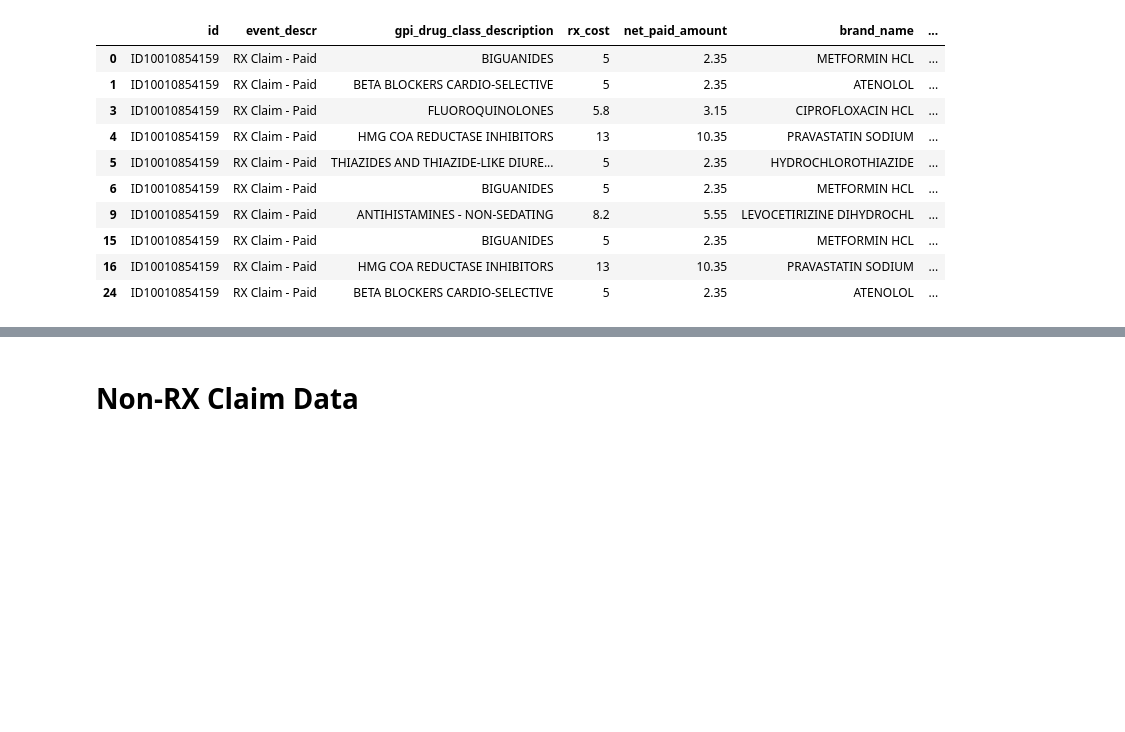
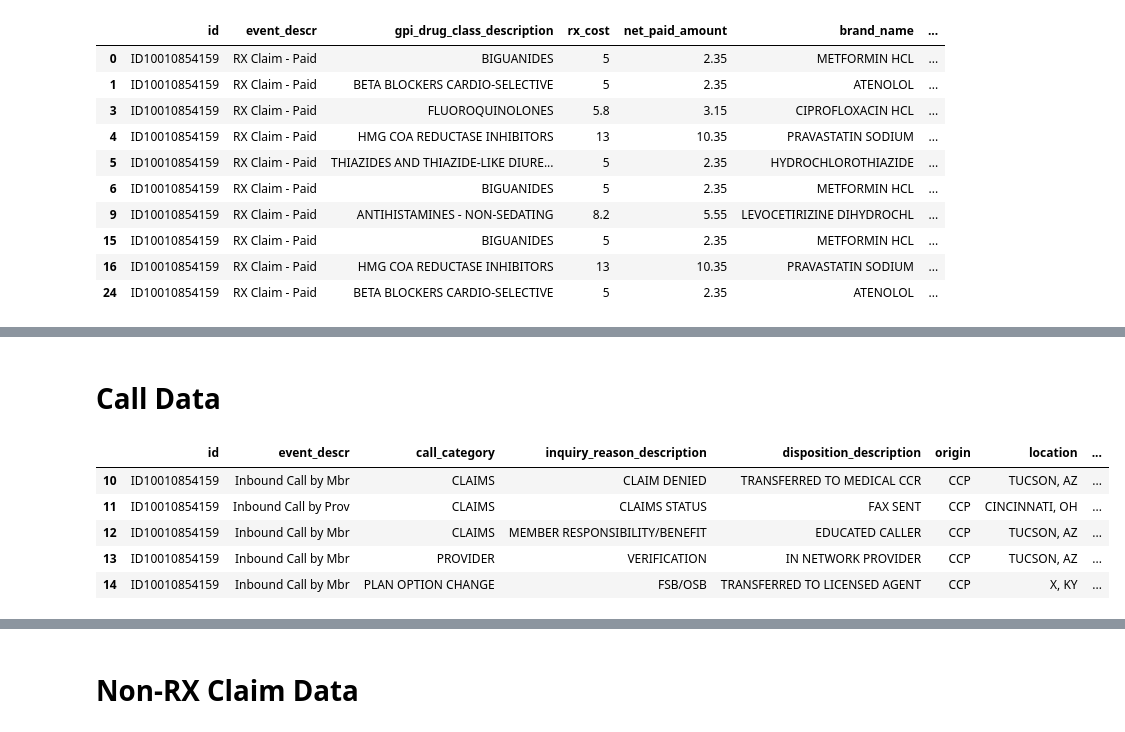
Before and after one commit to chenson2018/Humana-Mays-Competition, a Jupyter notebook: Exploration-Jake.ipynb, the cells around one changed output, grey strips where cells are left out. Cells and saved outputs as stored; diff of their text form; code cells hidden in the pictures; blank space fills up the shorter version.

```diff
--- a/Exploration-Jake.ipynb
+++ b/Exploration-Jake.ipynb
@@ -336,3 +336,14 @@ rx_reject[:10]
 | 68 | ID10010854159 | RX Claim - Rejected | DENY DUE TO ERRORS | SYMPTOMS, SIGNS, ILL DEFINED COND... | NO DUAL COVERAGE | COPAY EXCEPTIONS | ILEVRO | NEPAFENAC OPHTH SUSP 0.3% | 6.5175e+07 | ... |
 | 76 | ID10010854159 | RX Claim - Rejected | DENY DUE TO ERRORS | SYMPTOMS, SIGNS, ILL DEFINED COND... | NO DUAL COVERAGE | COPAY EXCEPTIONS | ATENOLOL | ATENOLOL TAB 25 MG | 7.81108e+08 | ... |
 | 78 | ID10010854159 | RX Claim - Rejected | DENY DUE TO ERRORS | SYMPTOMS, SIGNS, ILL DEFINED COND... | NO DUAL COVERAGE | COPAY EXCEPTIONS | ATENOLOL | ATENOLOL TAB 25 MG | 7.81108e+08 | ... |
+# %% [markdown]
+# Call Data
+# %%
+call.head()
+# %% [output]
+|  | id | event_descr | call_category | inquiry_reason_description | disposition_description | origin | location | ... |
+| 10 | ID10010854159 | Inbound Call by Mbr | CLAIMS | CLAIM DENIED | TRANSFERRED TO MEDICAL CCR | CCP | TUCSON, AZ | ... |
+| 11 | ID10010854159 | Inbound Call by Prov | CLAIMS | CLAIMS STATUS | FAX SENT | CCP | CINCINNATI, OH | ... |
+| 12 | ID10010854159 | Inbound Call by Mbr | CLAIMS | MEMBER RESPONSIBILITY/BENEFIT | EDUCATED CALLER | CCP | TUCSON, AZ | ... |
+| 13 | ID10010854159 | Inbound Call by Mbr | PROVIDER | VERIFICATION | IN NETWORK PROVIDER | CCP | TUCSON, AZ | ... |
+| 14 | ID10010854159 | Inbound Call by Mbr | PLAN OPTION CHANGE | FSB/OSB | TRANSFERRED TO LICENSED AGENT | CCP | X, KY | ... |
```
Also changed, not shown: parts of 19 cells of this notebook.
